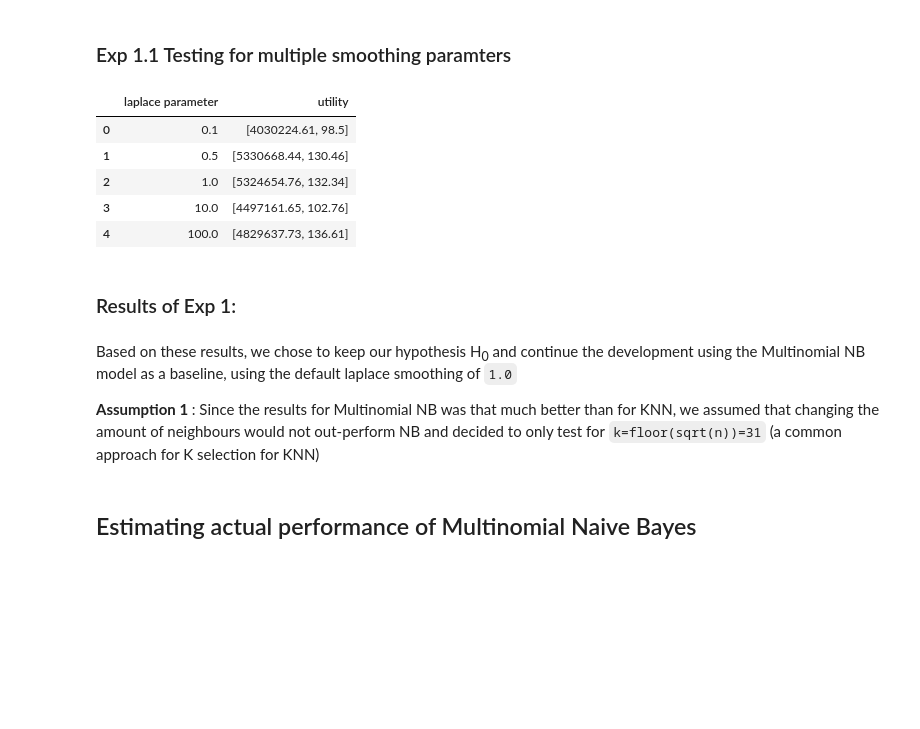
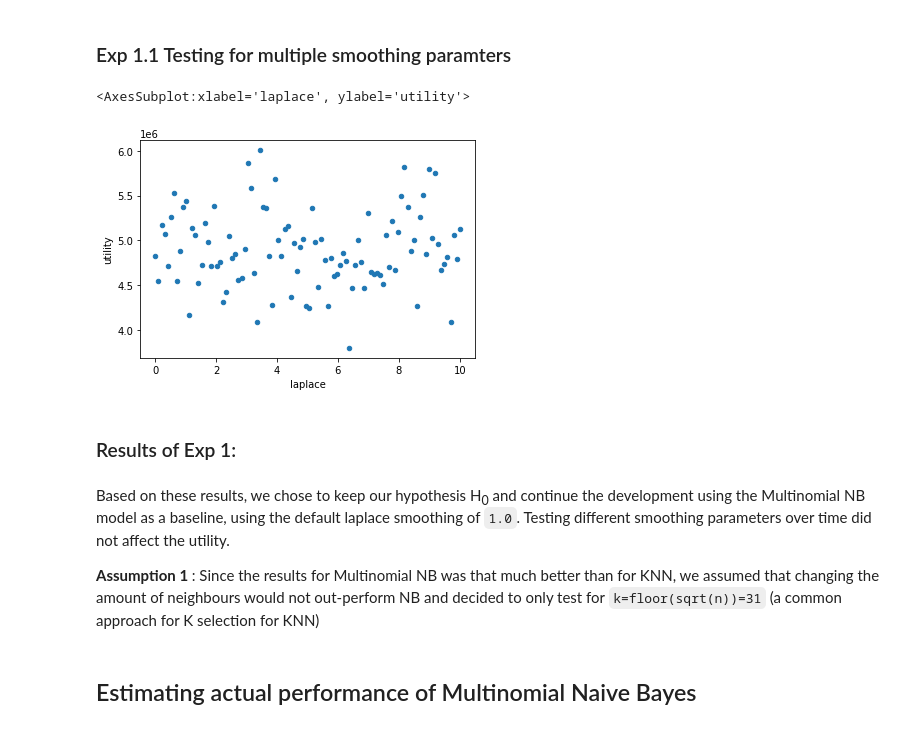
Before and after one commit to Adriyst/ml-society-science, a Jupyter notebook: report.ipynb, the cells around one changed output. Drawn from its saved outputs; the diff is of its cells as text; code cells hidden in the pictures; blank space fills up the shorter version.

```diff
--- a/report.ipynb
+++ b/report.ipynb
@@ -223,21 +209,10 @@ Please also refer to the documentation for alternative solver options:
 # %%
 def test_smoothings():
     X, encoded_f, tar = get_data("./data/credit/D_valid.csv")
-    params = [0.1, 0.5, 1.0, 10.0, 100.0]
+    params = np.linspace(0.01, 10, 100) #[0.1, 0.5, 1.0, 10.0, 100.0]
     models = {}
     results = None
     for i in params:
         models[i] = MultinomialNB(alpha=i)
     results,_ = run_test(models, X, encoded_f, tar)
     return results
-# %%
-res = test_smoothings()
-df = pandas.DataFrame(res.items(), columns=["laplace parameter", "utility"])
-df
-# %% [output]
-|  | laplace parameter | utility |
-| 0 | 0.1 | [4030224.61, 98.5] |
-| 1 | 0.5 | [5330668.44, 130.46] |
-| 2 | 1.0 | [5324654.76, 132.34] |
-| 3 | 10.0 | [4497161.65, 102.76] |
-| 4 | 100.0 | [4829637.73, 136.61] |
@@ -244,7 +221,14 @@ df
+# %%
+res_formatted = {key:value[0] for key,value in res.items()}
+df = pandas.DataFrame(res_formatted.items(), columns=["laplace","utility"])
+df.plot.scatter(x="laplace", y="utility")
+# %% [output]
+<AxesSubplot:xlabel='laplace', ylabel='utility'>
+[figure, added]
 # %% [markdown]
 ### Results of Exp 1:
 # %% [markdown]
-Based on these results, we chose to keep our hypothesis H<sub>0</sub> and continue the development using the Multinomial NB model as a baseline, using the default laplace smoothing of `1.0`
+Based on these results, we chose to keep our hypothesis H<sub>0</sub> and continue the development using the Multinomial NB model as a baseline, using the default laplace smoothing of `1.0`. Testing different smoothing parameters over time did not affect the utility.
 
 <b> Assumption 1 </b>:
     Since the results for Multinomial NB was that much better than for KNN, we assumed that changing the amount of neighbours would not out-perform NB and decided to only test for `k=floor(sqrt(n))=31` (a common approach for K selection for KNN)
```
Also changed, not shown: parts of 4 cells of this notebook.
